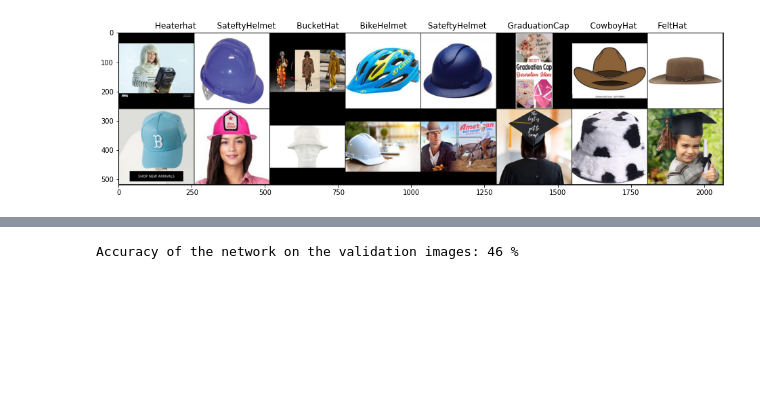
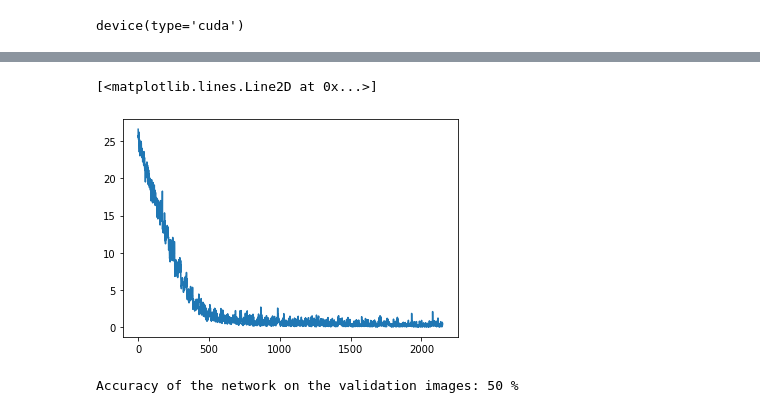
Before and after one commit to YanghuiWu/MV-Hat, a Jupyter notebook: test_lenet.ipynb, the cells around one changed output, grey strips where cells are left out. Cells and saved outputs as stored; diff of their text form; code cells hidden in the pictures; blank space fills up the shorter version.

```diff
--- a/test_lenet.ipynb
+++ b/test_lenet.ipynb
@@ -52,9 +52,9 @@ class HatsDataset(Dataset):
 # %%
 in_channel = 3
 num_class = 15
-learning_rate = 1e-3
+learning_rate = 1e-4
 batch_size = 16
-num_epochs = 10
+num_epochs = 50
 
 dataset = HatsDataset(csv_file='Data_Full.csv', root_dir='Data_Full',
                       transform=transforms.ToTensor())  #8778
@@ -73,18 +73,16 @@ classes = ('baseballcap', 'BikeHelmet', 'BucketHat', 'CowboyHat',
            'FeltHat', 'FireFighterHat', 'FlatCap', 'GraduationCap', 'Heaterhat', 'MilitaryHelmet',
            'MotorCycle Helmet', 'Police Hat', 'SateftyHelmet', 'TopHat', 'beanie')
 # %%
-def imshow(img):
-    # img = img / 2 + 0.4     # unnormalize
-    npimg = img.numpy()
-    plt.figure(figsize=(16, 7))
-    plt.imshow(np.transpose(npimg, (1, 2, 0)))
-    plt.title('        '.join('%5s' % classes[labels[j]] for j in range(8)))
-    plt.show()
-dataiter = iter(trainloader)
-images, labels = dataiter.next()
-imshow(torchvision.utils.make_grid(images))
+# def imshow(img):
+#     # img = img / 2 + 0.4     # unnormalize
+#     npimg = img.numpy()
+#     plt.figure(figsize=(16, 7))
+#     plt.imshow(np.transpose(npimg, (1, 2, 0)))
+#     plt.title('        '.join('%5s' % classes[labels[j]] for j in range(8)))
+#     plt.show()
+# dataiter = iter(trainloader)
+# images, labels = dataiter.next()
+# imshow(torchvision.utils.make_grid(images))
-# %% [output]
-[figure, removed]
 # %%
 class Net(nn.Module):
     def __init__(self):
@@ -108,14 +105,25 @@ net = Net()
 # %%
+device = torch.device('cuda' if torch.cuda.is_available() else 'cpu')
+net = Net()
+net = net.to(device=device)
+
 criterion = nn.CrossEntropyLoss()
 # optimizer = optim.SGD(net.parameters(), lr=0.001, momentum=0.9)
-optimizer = optim.Adam(net.parameters(), lr=0.001)
+optimizer = optim.Adam(net.parameters(), lr=learning_rate)
+# %%
+device
+# %% [output]
+device(type='cuda')
 # %%
+losses = []
 for epoch in range(num_epochs):  # loop over the dataset multiple times
 
     running_loss = 0.0
     for i, data in enumerate(trainloader, 0):
         # get the inputs; data is a list of [inputs, labels]
         inputs, labels = data
+        inputs = inputs.to(device=device)
+        labels = labels.to(device=device)
 
         # zero the parameter gradients
         optimizer.zero_grad()
@@ -123,9 +131,7 @@ for epoch in range(num_epochs):  # loop over the dataset multiple times
         # forward + backward + optimize
         outputs = net(inputs)
 
-        # print("1")
         loss = criterion(outputs, labels)
-        # print("1")
         loss.backward()
         optimizer.step()
 
@@ -133,7 +139,11 @@ for epoch in range(num_epochs):  # loop over the dataset multiple times
         running_loss += loss.item()
         if i % 10 == 9:    # print every 10 mini-batches
             print(f'[{epoch + 1}, {i + 1:5d}] loss: {running_loss / 10:.3f}')
+            losses.append(running_loss)
             running_loss = 0.0
 
 print('Finished Training')
+torch.save(net.state_dict(), "lenet_hats.pt")
+
+plt.plot(losses)
 # %% [output]
@@ -156,4 +166,6 @@ print('Finished Training')
 Finished Training
+[<matplotlib.lines.Line2D at 0x...>]
+[figure, added]
 # %%
 correct = 0
 total = 0
@@ -163,7 +175,8 @@ total = 0
 with torch.no_grad():
     for data in testloader:
         images, labels = data
-
+        images = images.to(device=device)
+        labels = labels.to(device=device)
         # images = images.cuda()
         # labels = labels.cuda()
         # calculate outputs by running images through the network
@@ -175,4 +188,4 @@ with torch.no_grad():
 
 print(f'Accuracy of the network on the validation images: {100 * correct // total} %')
 # %% [output]
-Accuracy of the network on the validation images: 46 %
+Accuracy of the network on the validation images: 50 %
```
Also changed, not shown: parts of 3 cells of this notebook.
